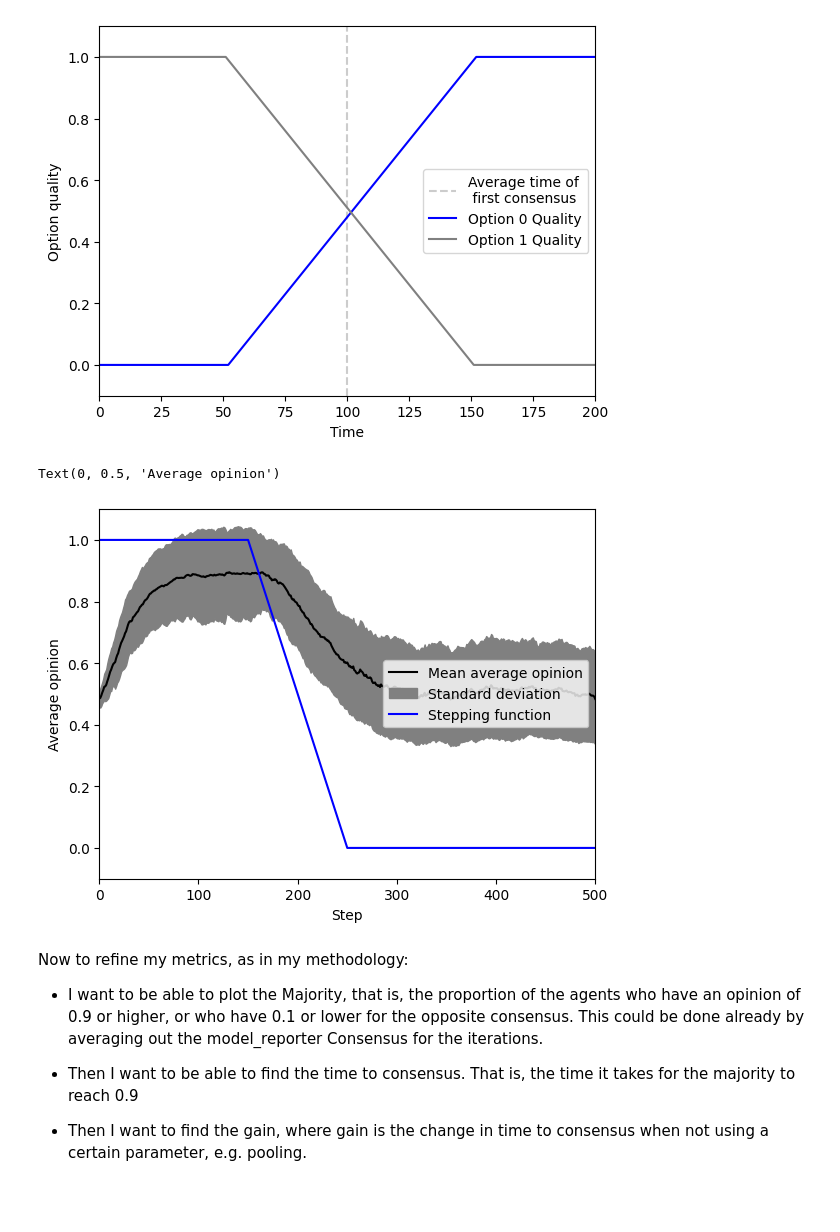
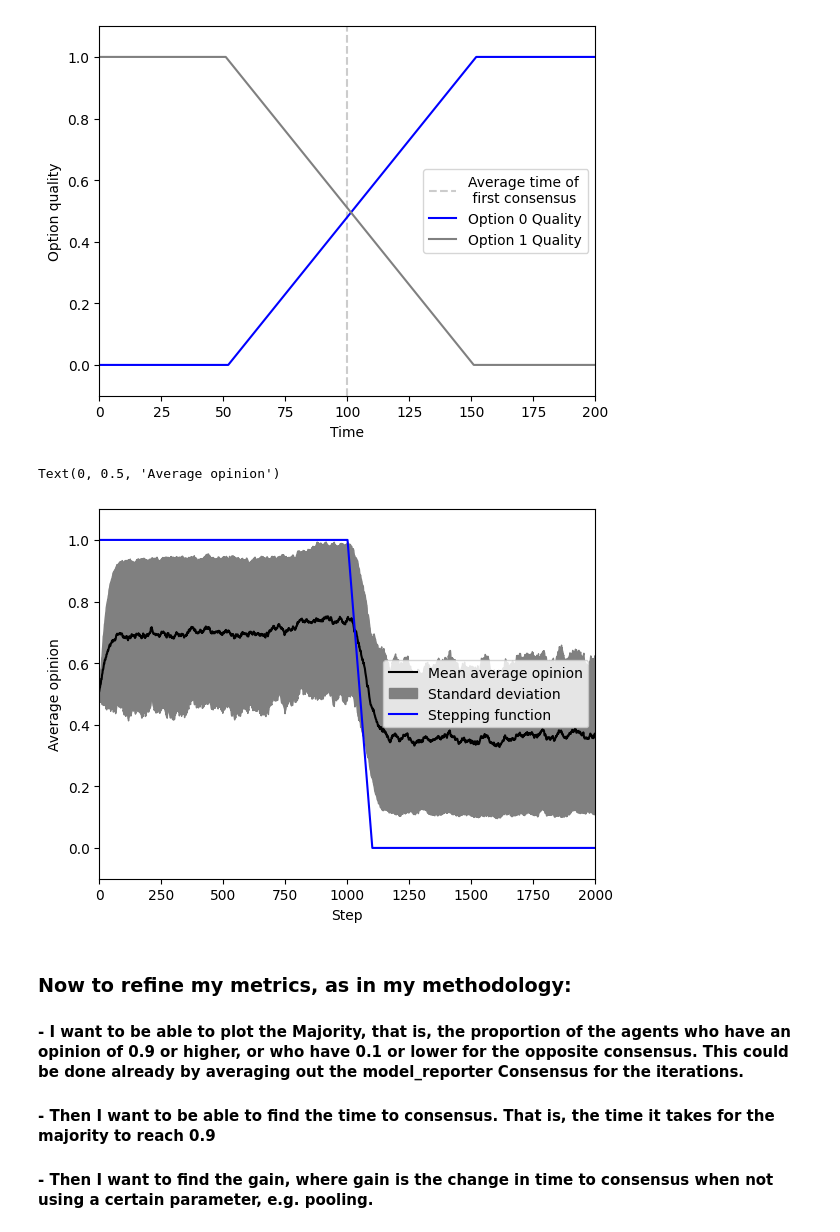
Before and after one commit to TheoLeVay1/Dynamic-Environments-in-Best-of-N, a Jupyter notebook: playground.ipynb, the cells around one changed output. Saved outputs shown, nothing was run; the diff lists cells and outputs as text; code cells hidden in the pictures; blank space fills up the shorter version.

```diff
--- a/playground.ipynb
+++ b/playground.ipynb
@@ -365,49 +339,38 @@ plot_stepping_function(results_df, 1, 200, 100)
 [figure]
 # %%
 iterations = 10
-max_steps = 500
+max_steps = 2000
+
 
 
 params = {"N": 100, "k": 3, "w": 1, "alpha": 0.05, "epsilon" : 0.02,
-          "pooling" : False, "uniform" : False, "dynamics" : "none",
-          "measures" : "none", "s_proportion" : 0}
-
-results = mesa.batch_run(Model,parameters=params,number_processes=1,
-                         data_collection_period=1,display_progress=True,
-                        iterations = iterations, max_steps=max_steps)
-
-results_df = pd.DataFrame(results)
-
-consensus_time = return_consensus_time(results_df, params, iterations)
-
-params = {"N": 100, "k": 3, "w": 1, "alpha": 0.05, "epsilon" : 0.02,
-          "pooling" : True, "uniform" : False, "dynamics" : "time_dynamic", "dynamic_point" : consensus_time,
+          "pooling" : True, "uniform" : False, "dynamics" : "time_dynamic",
           "measures" : "none", "s_proportion" : 0}
 
 results = mesa.batch_run(Model,parameters=params,number_processes=1,
                          data_collection_period=1,display_progress=True,
                         iterations = iterations, max_steps=max_steps)
 
 results_df = pd.DataFrame(results)
 
 
 plot_average_opinion(results_df, iterations, max_steps)
 
 plt.xlabel('Step')
 plt.ylabel('Average opinion')
 
 # plt.savefig("Figures/Varied_av_op_plots/With_delay/Time_dynamic/100N_3k_1w_0.05alpha_0.02_epsilon.pdf")
 # %% [output]
 Text(0, 0.5, 'Average opinion')
-[figure, old version]
+[figure, new version]
 # %% [markdown]
- Now to refine my metrics, as in my methodology:
+### Now to refine my metrics, as in my methodology:
 
-- I want to be able to plot the Majority, that is, the proportion of the agents who have an opinion of 0.9 or higher, or who have 0.1 or lower for the opposite consensus. This could be done already by averaging out the model_reporter Consensus for the iterations.
+#### - I want to be able to plot the Majority, that is, the proportion of the agents who have an opinion of 0.9 or higher, or who have 0.1 or lower for the opposite consensus. This could be done already by averaging out the model_reporter Consensus for the iterations.
 
-- Then I want to be able to find the time to consensus. That is, the time it takes for the majority to reach 0.9
+#### - Then I want to be able to find the time to consensus. That is, the time it takes for the majority to reach 0.9
 
-- Then I want to find the gain, where gain is the change in time to consensus when not using a certain parameter, e.g. pooling.
+#### - Then I want to find the gain, where gain is the change in time to consensus when not using a certain parameter, e.g. pooling.
 # %%
 params = {"N": 100, "k": 10, "w": 0.5, "alpha": 0.05, "epsilon" : 0.02,
           "pooling" : True, "uniform" : True, "dynamics" : "time_dynamic",
```
Also changed, not shown: parts of 9 cells of this notebook.
